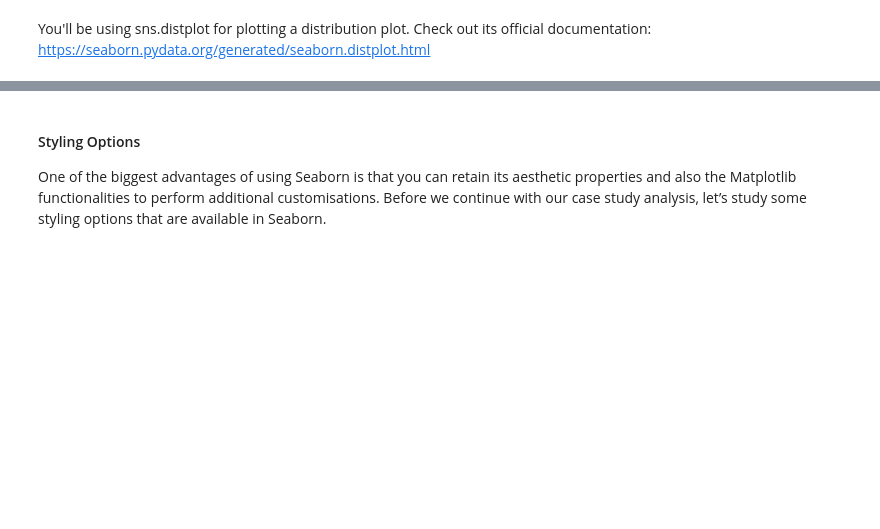
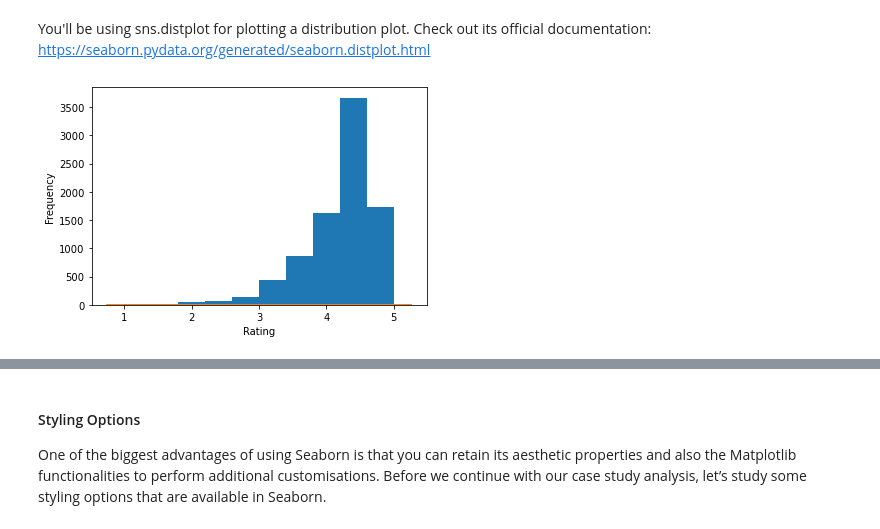
Before and after one commit to khairnardevashish/Data-Visualisation-for-DS-and-ML, a Jupyter notebook: Case Study Notebook/Data Visualisation in Python - Case Study.ipynb, the cells around one changed output, grey strips where cells are left out. Saved outputs shown, nothing was run; the diff lists cells and outputs as text; code cells hidden in the pictures; blank space fills up the shorter version.

Commit message:
Case study- Google Playstore App Ratings

```diff
--- a/Case Study Notebook/Data Visualisation in Python - Case Study.ipynb
+++ b/Case Study Notebook/Data Visualisation in Python - Case Study.ipynb
@@ -583,3 +587,6 @@ The following is an example of a distribution plot. Notice that now instead of f
 You'll be using sns.distplot for plotting a distribution plot. Check out its official documentation: https://seaborn.pydata.org/generated/seaborn.distplot.html
 # %%
 #Create a distribution plot for rating
+df.Rating.plot.hist()
+# %% [output]
+[figure, added]
```
Also changed, not shown: parts of 23 cells of this notebook.
